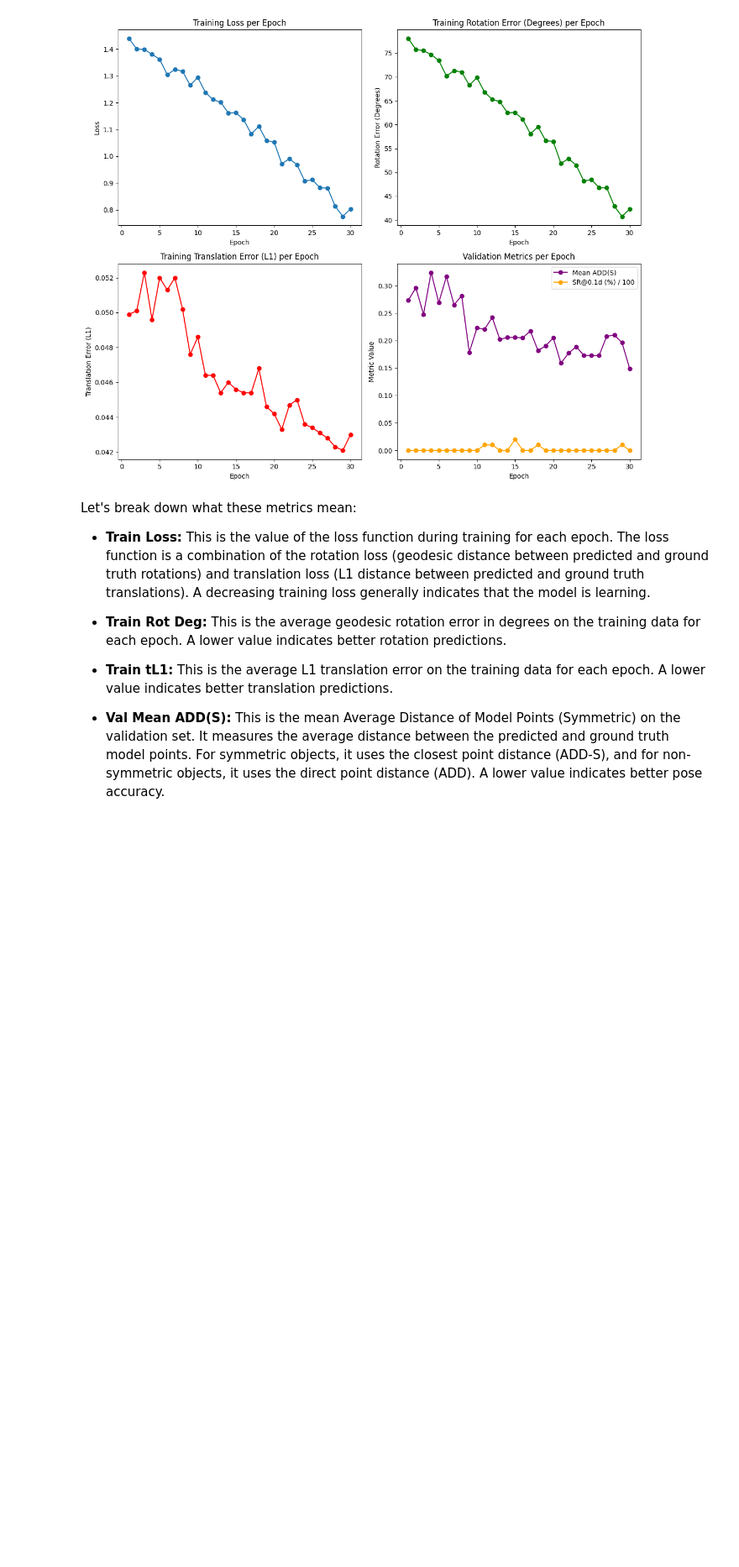
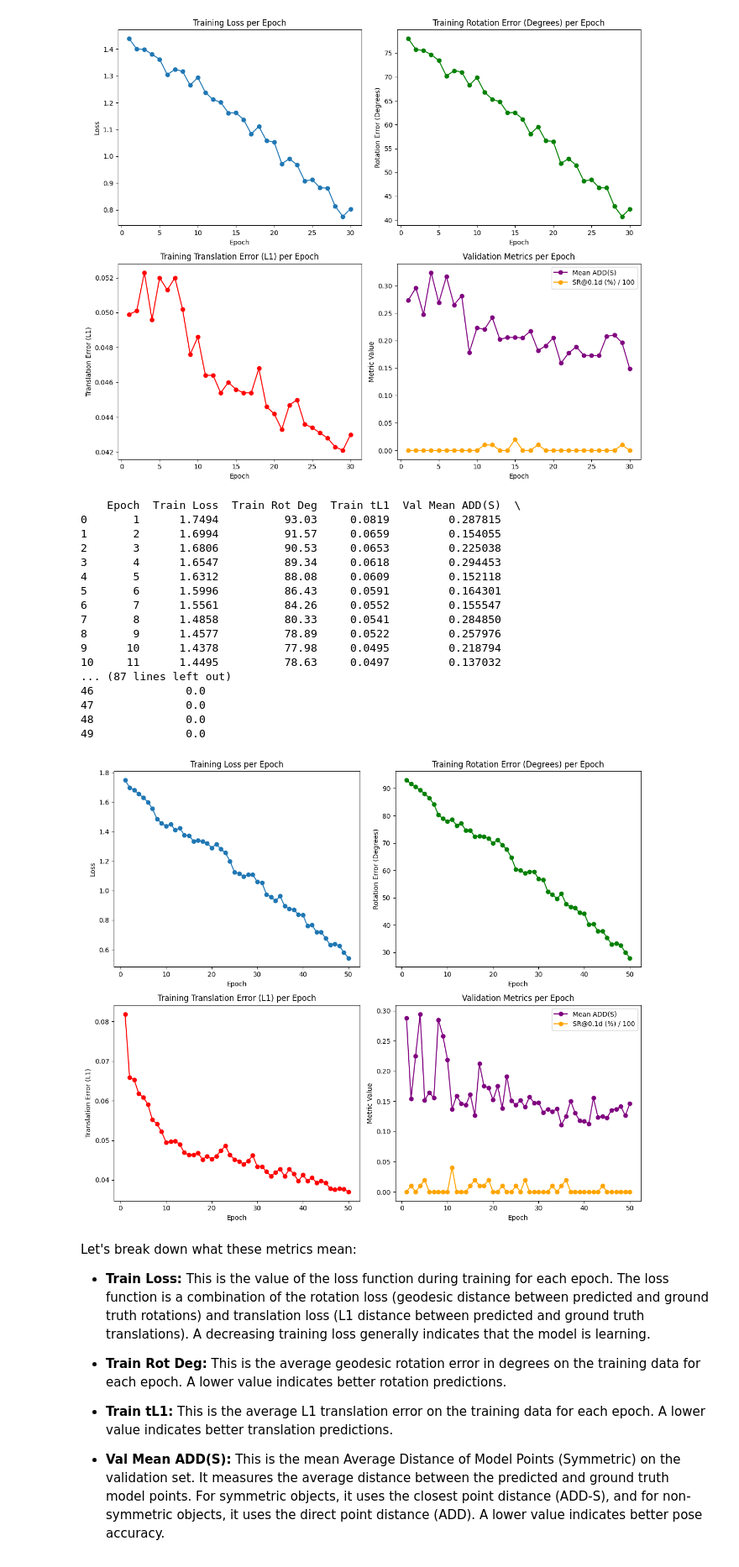
Before and after one commit to himanshu-kr-jha/formerPose_implementation, a Jupyter notebook: FormerPose.ipynb, the cells around one changed output. Shown at 84% size. Cells and saved outputs as stored; diff of their text form; code cells hidden in the pictures; blank space fills up the shorter version.

Commit message:
50 epochs

```diff
--- a/FormerPose.ipynb
+++ b/FormerPose.ipynb
@@ -1373,6 +1380,79 @@ plt.show()
 28              1.0
 29              0.0
 [figure]
+# %%
+output_50_epochs= """
+[001/50] train_loss=1.7494 | train_rot_deg=93.03 | train_tL1=0.0819  ||  val(SMALL)_mean_ADD(S)=0.287815 | val(SMALL)_SR@0.1d=0.00%
+[002/50] train_loss=1.6994 | train_rot_deg=91.57 | train_tL1=0.0659  ||  val(SMALL)_mean_ADD(S)=0.154055 | val(SMALL)_SR@0.1d=1.00%
+[003/50] train_loss=1.6806 | train_rot_deg=90.53 | train_tL1=0.0653  ||  val(SMALL)_mean_ADD(S)=0.225038 | val(SMALL)_SR@0.1d=0.00%
+[004/50] train_loss=1.6547 | train_rot_deg=89.34 | train_tL1=0.0618  ||  val(SMALL)_mean_ADD(S)=0.294453 | val(SMALL)_SR@0.1d=1.00%
+[005/50] train_loss=1.6312 | train_rot_deg=88.08 | train_tL1=0.0609  ||  val(SMALL)_mean_ADD(S)=0.152118 | val(SMALL)_SR@0.1d=2.00%
+[006/50] train_loss=1.5996 | train_rot_deg=86.43 | train_tL1=0.0591  ||  val(SMALL)_mean_ADD(S)=0.164301 | val(SMALL)_SR@0.1d=0.00%
+[007/50] train_loss=1.5561 | train_rot_deg=84.26 | train_tL1=0.0552  ||  val(SMALL)_mean_ADD(S)=0.155547 | val(SMALL)_SR@0.1d=0.00%
+[008/50] train_loss=1.4858 | train_rot_deg=80.33 | train_tL1=0.0541  ||  val(SMALL)_mean_ADD(S)=0.284850 | val(SMALL)_SR@0.1d=0.00%
+[009/50] train_loss=1.4577 | train_rot_deg=78.89 | train_tL1=0.0522  ||  val(SMALL)_mean_ADD(S)=0.257976 | val(SMALL)_SR@0.1d=0.00%
+[010/50] train_loss=1.4378 | train_rot_deg=77.98 | train_tL1=0.0495  ||  val(SMALL)_mean_ADD(S)=0.218794 | val(SMALL)_SR@0.1d=0.00%
+[011/50] train_loss=1.4495 | train_rot_deg=78.63 | train_tL1=0.0497  ||  val(SMALL)_mean_ADD(S)=0.137032 | val(SMALL)_SR@0.1d=4.00%
+[012/50] train_loss=1.4113 | train_rot_deg=76.43 | train_tL1=0.0498  ||  val(SMALL)_mean_ADD(S)=0.158790 | val(SMALL)_SR@0.1d=0.00%
+[013/50] train_loss=1.4234 | train_rot_deg=77.19 | train_tL1=0.0490  ||  val(SMALL)_mean_ADD(S)=0.146632 | val(SMALL)_SR@0.1d=0.00%
+[014/50] train_loss=1.3766 | train_rot_deg=74.69 | train_tL1=0.0469  ||  val(SMALL)_mean_ADD(S)=0.143619 | val(SMALL)_SR@0.1d=0.00%
+[015/50] train_loss=1.3741 | train_rot_deg=74.60 | train_tL1=0.0463  ||  val(SMALL)_mean_ADD(S)=0.161085 | val(SMALL)_SR@0.1d=1.00%
+[016/50] train_loss=1.3355 | train_rot_deg=72.39 | train_tL1=0.0463  ||  val(SMALL)_mean_ADD(S)=0.126364 | val(SMALL)_SR@0.1d=2.00%
+[017/50] train_loss=1.3396 | train_rot_deg=72.59 | train_tL1=0.0468  ||  val(SMALL)_mean_ADD(S)=0.212003 | val(SMALL)_SR@0.1d=1.00%
+[018/50] train_loss=1.3341 | train_rot_deg=72.41 | train_tL1=0.0452  ||  val(SMALL)_mean_ADD(S)=0.175434 | val(SMALL)_SR@0.1d=1.00%
+[019/50] train_loss=1.3218 | train_rot_deg=71.64 | train_tL1=0.0460  ||  val(SMALL)_mean_ADD(S)=0.172510 | val(SMALL)_SR@0.1d=2.00%
+[020/50] train_loss=1.2904 | train_rot_deg=69.91 | train_tL1=0.0453  ||  val(SMALL)_mean_ADD(S)=0.152342 | val(SMALL)_SR@0.1d=0.00%
+[021/50] train_loss=1.3147 | train_rot_deg=71.23 | train_tL1=0.0460  ||  val(SMALL)_mean_ADD(S)=0.175099 | val(SMALL)_SR@0.1d=0.00%
+[022/50] train_loss=1.2820 | train_rot_deg=69.25 | train_tL1=0.0474  ||  val(SMALL)_mean_ADD(S)=0.138535 | val(SMALL)_SR@0.1d=1.00%
+[023/50] train_loss=1.2563 | train_rot_deg=67.69 | train_tL1=0.0486  ||  val(SMALL)_mean_ADD(S)=0.191460 | val(SMALL)_SR@0.1d=0.00%
+[024/50] train_loss=1.2002 | train_rot_deg=64.68 | train_tL1=0.0463  ||  val(SMALL)_mean_ADD(S)=0.150699 | val(SMALL)_SR@0.1d=0.00%
+[025/50] train_loss=1.1248 | train_rot_deg=60.46 | train_tL1=0.0452  ||  val(SMALL)_mean_ADD(S)=0.143676 | val(SMALL)_SR@0.1d=1.00%
+[026/50] train_loss=1.1159 | train_rot_deg=59.99 | train_tL1=0.0447  ||  val(SMALL)_mean_ADD(S)=0.151784 | val(SMALL)_SR@0.1d=0.00%
+[027/50] train_loss=1.0958 | train_rot_deg=58.90 | train_tL1=0.0440  ||  val(SMALL)_mean_ADD(S)=0.140369 | val(SMALL)_SR@0.1d=2.00%
+[028/50] train_loss=1.1085 | train_rot_deg=59.55 | train_tL1=0.0448  ||  val(SMALL)_mean_ADD(S)=0.157443 | val(SMALL)_SR@0.1d=0.00%
+[029/50] train_loss=1.1084 | train_rot_deg=59.45 | train_tL1=0.0462  ||  val(SMALL)_mean_ADD(S)=0.147040 | val(SMALL)_SR@0.1d=0.00%
+[030/50] train_loss=1.0593 | train_rot_deg=56.87 | train_tL1=0.0434  ||  val(SMALL)_mean_ADD(S)=0.147816 | val(SMALL)_SR@0.1d=0.00%
+[031/50] train_loss=1.0551 | train_rot_deg=56.63 | train_tL1=0.0434  ||  val(SMALL)_mean_ADD(S)=0.131262 | val(SMALL)_SR@0.1d=0.00%
+[032/50] train_loss=0.9750 | train_rot_deg=52.16 | train_tL1=0.0421  ||  val(SMALL)_mean_ADD(S)=0.137108 | val(SMALL)_SR@0.1d=0.00%
+[033/50] train_loss=0.9575 | train_rot_deg=51.25 | train_tL1=0.0410  ||  val(SMALL)_mean_ADD(S)=0.132591 | val(SMALL)_SR@0.1d=1.00%
+[034/50] train_loss=0.9302 | train_rot_deg=49.63 | train_tL1=0.0419  ||  val(SMALL)_mean_ADD(S)=0.137913 | val(SMALL)_SR@0.1d=0.00%
+[035/50] train_loss=0.9634 | train_rot_deg=51.44 | train_tL1=0.0428  ||  val(SMALL)_mean_ADD(S)=0.111161 | val(SMALL)_SR@0.1d=1.00%
+[036/50] train_loss=0.8956 | train_rot_deg=47.73 | train_tL1=0.0409  ||  val(SMALL)_mean_ADD(S)=0.125188 | val(SMALL)_SR@0.1d=2.00%
+[037/50] train_loss=0.8780 | train_rot_deg=46.58 | train_tL1=0.0427  ||  val(SMALL)_mean_ADD(S)=0.150538 | val(SMALL)_SR@0.1d=0.00%
+[038/50] train_loss=0.8705 | train_rot_deg=46.23 | train_tL1=0.0416  ||  val(SMALL)_mean_ADD(S)=0.130561 | val(SMALL)_SR@0.1d=0.00%
+[039/50] train_loss=0.8372 | train_rot_deg=44.50 | train_tL1=0.0397  ||  val(SMALL)_mean_ADD(S)=0.117634 | val(SMALL)_SR@0.1d=0.00%
+[040/50] train_loss=0.8348 | train_rot_deg=44.23 | train_tL1=0.0413  ||  val(SMALL)_mean_ADD(S)=0.116985 | val(SMALL)_SR@0.1d=0.00%
+[041/50] train_loss=0.7610 | train_rot_deg=40.14 | train_tL1=0.0398  ||  val(SMALL)_mean_ADD(S)=0.112679 | val(SMALL)_SR@0.1d=0.00%
+[042/50] train_loss=0.7666 | train_rot_deg=40.39 | train_tL1=0.0406  ||  val(SMALL)_mean_ADD(S)=0.155582 | val(SMALL)_SR@0.1d=0.00%
+[043/50] train_loss=0.7185 | train_rot_deg=37.75 | train_tL1=0.0393  ||  val(SMALL)_mean_ADD(S)=0.123838 | val(SMALL)_SR@0.1d=0.00%
+[044/50] train_loss=0.7184 | train_rot_deg=37.71 | train_tL1=0.0398  ||  val(SMALL)_mean_ADD(S)=0.124834 | val(SMALL)_SR@0.1d=1.00%
+[045/50] train_loss=0.6772 | train_rot_deg=35.40 | train_tL1=0.0393  ||  val(SMALL)_mean_ADD(S)=0.122707 | val(SMALL)_SR@0.1d=0.00%
+[046/50] train_loss=0.6321 | train_rot_deg=32.95 | train_tL1=0.0378  ||  val(SMALL)_mean_ADD(S)=0.135643 | val(SMALL)_SR@0.1d=0.00%
+[047/50] train_loss=0.6387 | train_rot_deg=33.35 | train_tL1=0.0376  ||  val(SMALL)_mean_ADD(S)=0.136962 | val(SMALL)_SR@0.1d=0.00%
+[048/50] train_loss=0.6242 | train_rot_deg=32.50 | train_tL1=0.0378  ||  val(SMALL)_mean_ADD(S)=0.141644 | val(SMALL)_SR@0.1d=0.00%
+[049/50] train_loss=0.5811 | train_rot_deg=30.05 | train_tL1=0.0377  ||  val(SMALL)_mean_ADD(S)=0.126229 | val(SMALL)_SR@0.1d=0.00%
+[050/50] train_loss=0.5437 | train_rot_deg=27.97 | train_tL1=0.0370  ||  val(SMALL)_mean_ADD(S)=0.146439 | val(SMALL)_SR@0.1d=0.00%
+"""
+visualize_resutls(output)
+# %% [output]
+    Epoch  Train Loss  Train Rot Deg  Train tL1  Val Mean ADD(S)  \
+0       1      1.7494          93.03     0.0819         0.287815
+1       2      1.6994          91.57     0.0659         0.154055
+2       3      1.6806          90.53     0.0653         0.225038
+3       4      1.6547          89.34     0.0618         0.294453
+4       5      1.6312          88.08     0.0609         0.152118
+5       6      1.5996          86.43     0.0591         0.164301
+6       7      1.5561          84.26     0.0552         0.155547
+7       8      1.4858          80.33     0.0541         0.284850
+8       9      1.4577          78.89     0.0522         0.257976
+9      10      1.4378          77.98     0.0495         0.218794
+10     11      1.4495          78.63     0.0497         0.137032
+... (87 lines left out)
+46              0.0
+47              0.0
+48              0.0
+49              0.0
+[figure, added]
 # %% [markdown]
 Let's break down what these metrics mean:
 
```
Also changed, not shown: parts of 5 cells of this notebook.
